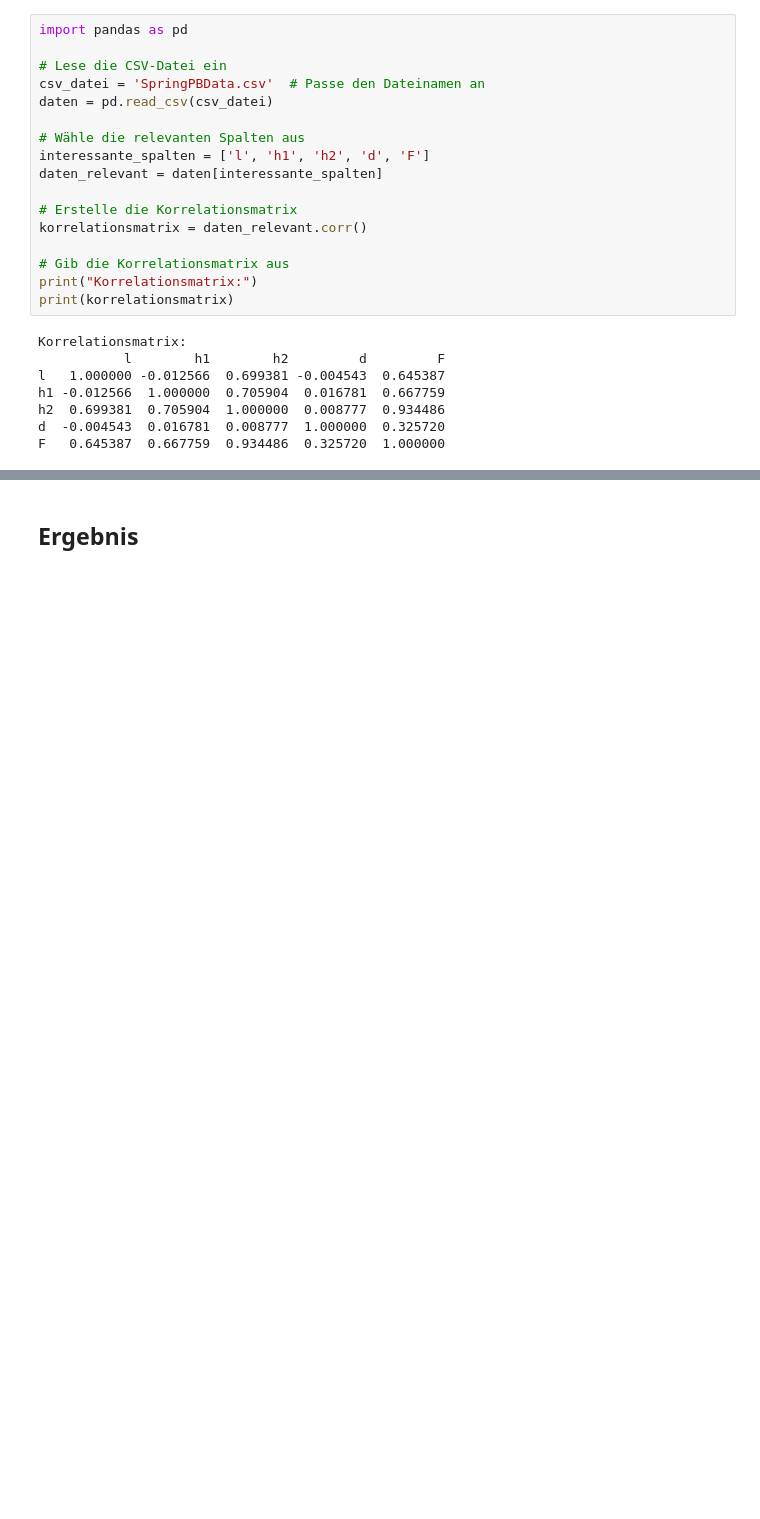
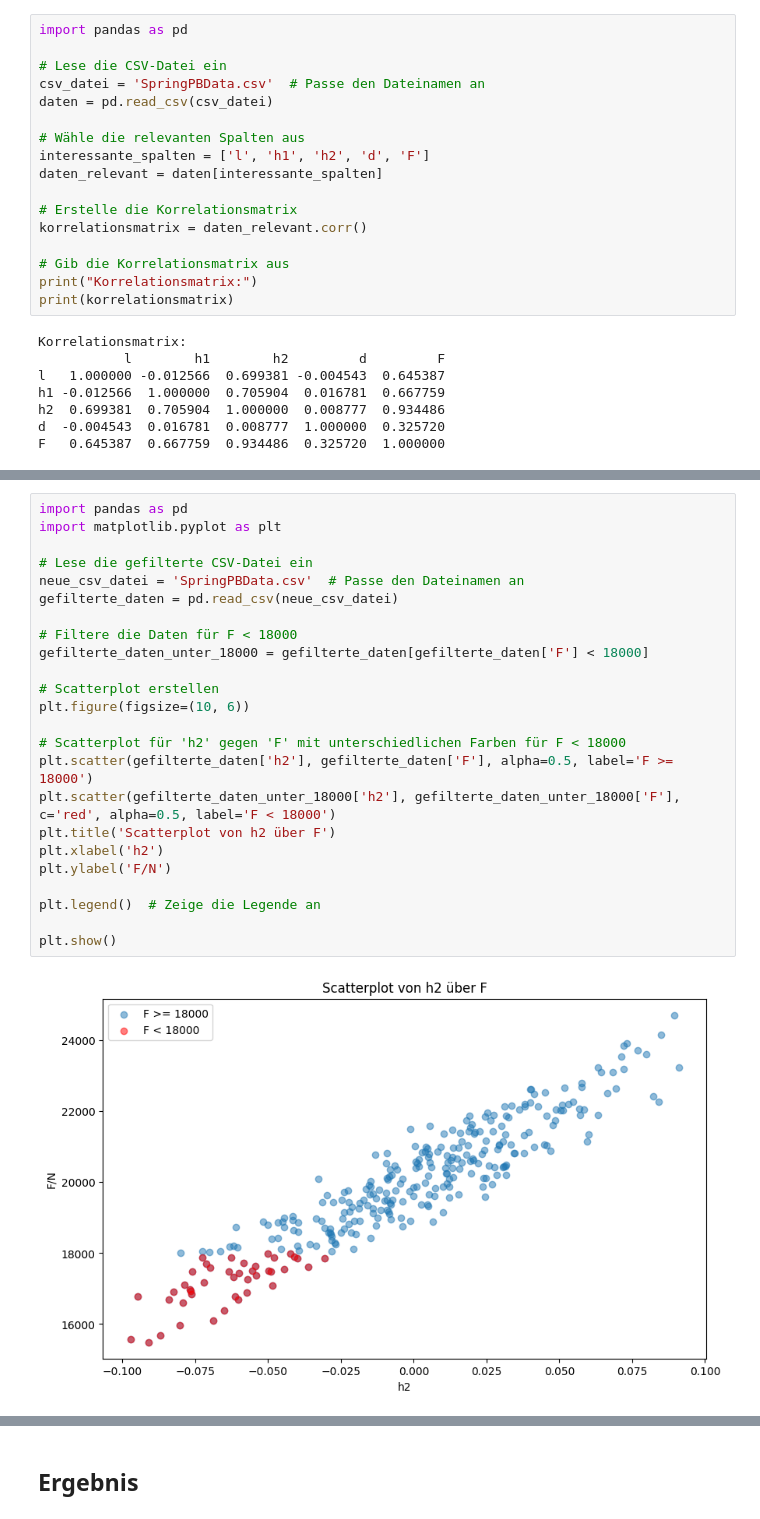
Before and after one commit to FHAC-MdQM/data-exploration-nh6243s, a Jupyter notebook: LoadPBdata.ipynb, the cells around one changed output, grey strips where cells are left out. Drawn from its saved outputs; the diff is of its cells as text; blank space fills up the shorter version.

```diff
--- a/LoadPBdata.ipynb
+++ b/LoadPBdata.ipynb
@@ -276,0 +370,26 @@ Weitere Absicherung der Daten, da Korrelation nicht gleich Kausalität!
+# %%
+import pandas as pd
+import matplotlib.pyplot as plt
+
+# Lese die gefilterte CSV-Datei ein
+neue_csv_datei = 'SpringPBData.csv'  # Passe den Dateinamen an
+gefilterte_daten = pd.read_csv(neue_csv_datei)
+
+# Filtere die Daten für F < 18000
+gefilterte_daten_unter_18000 = gefilterte_daten[gefilterte_daten['F'] < 18000]
+
+# Scatterplot erstellen
+plt.figure(figsize=(10, 6))
+
+# Scatterplot für 'h2' gegen 'F' mit unterschiedlichen Farben für F < 18000
+plt.scatter(gefilterte_daten['h2'], gefilterte_daten['F'], alpha=0.5, label='F >= 18000')
+plt.scatter(gefilterte_daten_unter_18000['h2'], gefilterte_daten_unter_18000['F'], c='red', alpha=0.5, label='F < 18000')
+plt.title('Scatterplot von h2 über F')
+plt.xlabel('h2')
+plt.ylabel('F/N')
+
+plt.legend()  # Zeige die Legende an
+
+plt.show()
+# %% [output]
+[figure, added]
```
Also changed, not shown: parts of 9 cells of this notebook, 1 other file.
